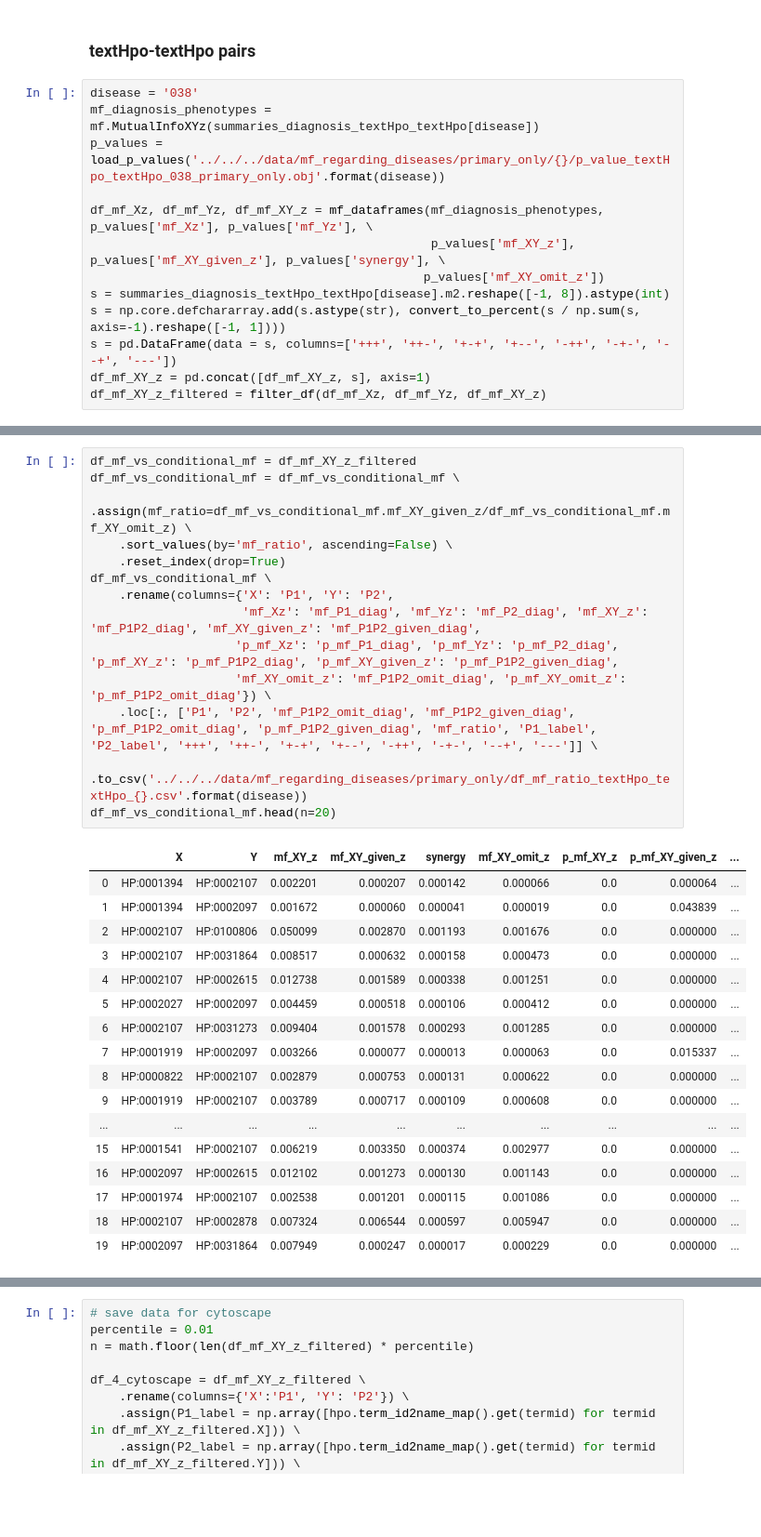
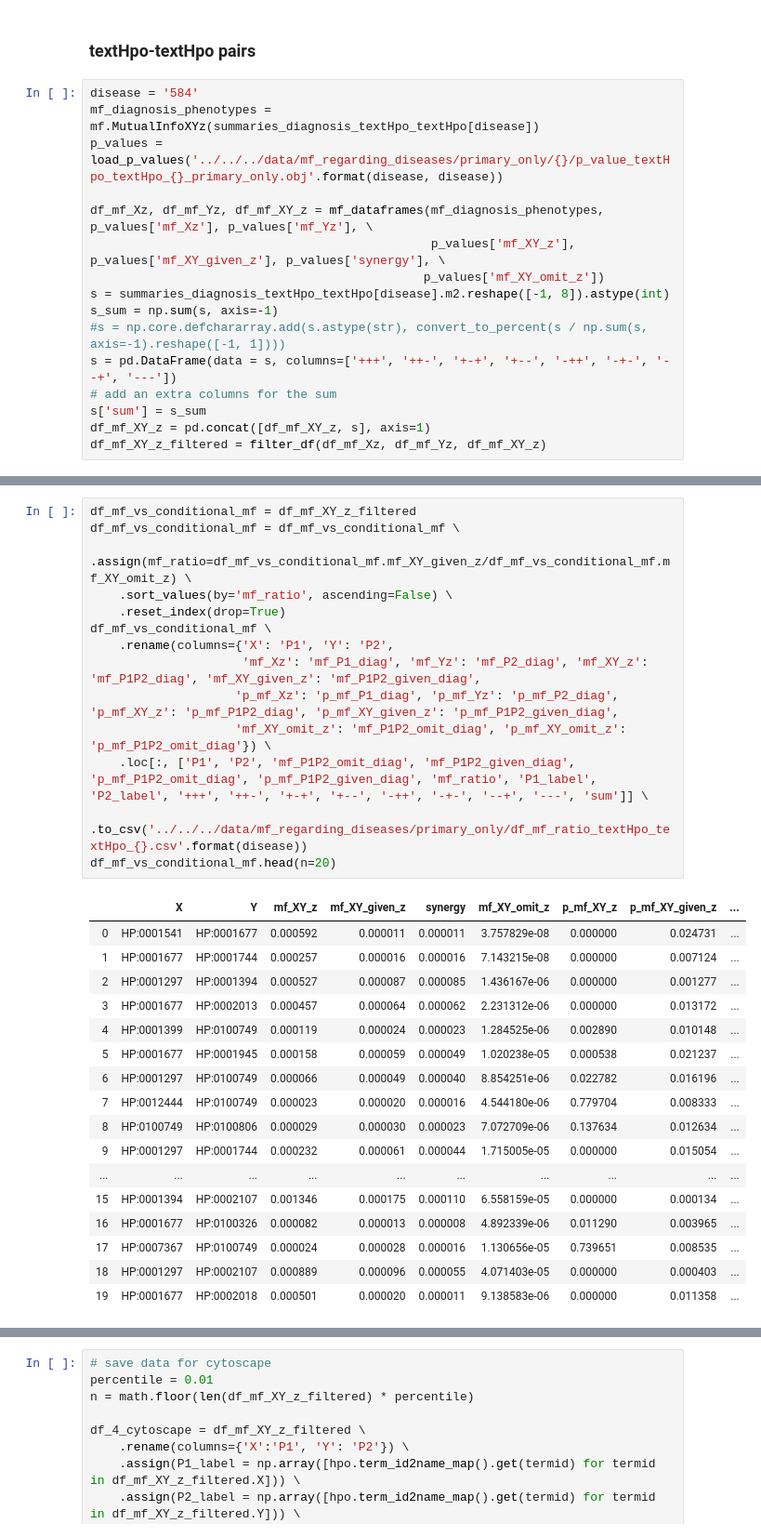
Before and after one commit to TheJacksonLaboratory/MIMIC_HPO, a Jupyter notebook: src/main/notebooks/interpretation.ipynb, the cells around one changed output, grey strips where cells are left out. Shown at 93% size. Cells and saved outputs as stored; diff of their text form; blank space fills up the shorter version.

```diff
--- a/src/main/notebooks/interpretation.ipynb
+++ b/src/main/notebooks/interpretation.ipynb
@@ -475,16 +468,19 @@ nodes.to_csv('../../../data/mf_regarding_diseases/primary_only/cytoscape/nodes_l
 # %% [markdown]
 ### textHpo-textHpo pairs
 # %%
-disease = '038'
+disease = '584'
 mf_diagnosis_phenotypes = mf.MutualInfoXYz(summaries_diagnosis_textHpo_textHpo[disease])
-p_values = load_p_values('../../../data/mf_regarding_diseases/primary_only/{}/p_value_textHpo_textHpo_038_primary_only.obj'.format(disease))
+p_values = load_p_values('../../../data/mf_regarding_diseases/primary_only/{}/p_value_textHpo_textHpo_{}_primary_only.obj'.format(disease, disease))
 
 df_mf_Xz, df_mf_Yz, df_mf_XY_z = mf_dataframes(mf_diagnosis_phenotypes, p_values['mf_Xz'], p_values['mf_Yz'], \
                                                p_values['mf_XY_z'], p_values['mf_XY_given_z'], p_values['synergy'], \
                                               p_values['mf_XY_omit_z'])
 s = summaries_diagnosis_textHpo_textHpo[disease].m2.reshape([-1, 8]).astype(int)
-s = np.core.defchararray.add(s.astype(str), convert_to_percent(s / np.sum(s, axis=-1).reshape([-1, 1])))
+s_sum = np.sum(s, axis=-1)
+#s = np.core.defchararray.add(s.astype(str), convert_to_percent(s / np.sum(s, axis=-1).reshape([-1, 1])))
 s = pd.DataFrame(data = s, columns=['+++', '++-', '+-+', '+--', '-++', '-+-', '--+', '---'])
+# add an extra columns for the sum
+s['sum'] = s_sum
 df_mf_XY_z = pd.concat([df_mf_XY_z, s], axis=1)
 df_mf_XY_z_filtered = filter_df(df_mf_Xz, df_mf_Yz, df_mf_XY_z)
 # %%
@@ -549,32 +546,32 @@ df_mf_vs_conditional_mf.head()
 # %%
 df_mf_vs_conditional_mf = df_mf_XY_z_filtered
 df_mf_vs_conditional_mf = df_mf_vs_conditional_mf \
     .assign(mf_ratio=df_mf_vs_conditional_mf.mf_XY_given_z/df_mf_vs_conditional_mf.mf_XY_omit_z) \
     .sort_values(by='mf_ratio', ascending=False) \
     .reset_index(drop=True)
 df_mf_vs_conditional_mf \
     .rename(columns={'X': 'P1', 'Y': 'P2',
                      'mf_Xz': 'mf_P1_diag', 'mf_Yz': 'mf_P2_diag', 'mf_XY_z': 'mf_P1P2_diag', 'mf_XY_given_z': 'mf_P1P2_given_diag',
                     'p_mf_Xz': 'p_mf_P1_diag', 'p_mf_Yz': 'p_mf_P2_diag', 'p_mf_XY_z': 'p_mf_P1P2_diag', 'p_mf_XY_given_z': 'p_mf_P1P2_given_diag',
                     'mf_XY_omit_z': 'mf_P1P2_omit_diag', 'p_mf_XY_omit_z': 'p_mf_P1P2_omit_diag'}) \
-    .loc[:, ['P1', 'P2', 'mf_P1P2_omit_diag', 'mf_P1P2_given_diag', 'p_mf_P1P2_omit_diag', 'p_mf_P1P2_given_diag', 'mf_ratio', 'P1_label', 'P2_label', '+++', '++-', '+-+', '+--', '-++', '-+-', '--+', '---']] \
+    .loc[:, ['P1', 'P2', 'mf_P1P2_omit_diag', 'mf_P1P2_given_diag', 'p_mf_P1P2_omit_diag', 'p_mf_P1P2_given_diag', 'mf_ratio', 'P1_label', 'P2_label', '+++', '++-', '+-+', '+--', '-++', '-+-', '--+', '---', 'sum']] \
     .to_csv('../../../data/mf_regarding_diseases/primary_only/df_mf_ratio_textHpo_textHpo_{}.csv'.format(disease))
 df_mf_vs_conditional_mf.head(n=20)
 # %% [output]
 |  | X | Y | mf_XY_z | mf_XY_given_z | synergy | mf_XY_omit_z | p_mf_XY_z | p_mf_XY_given_z | ... |
-| 0 | HP:0001394 | HP:0002107 | 0.002201 | 0.000207 | 0.000142 | 0.000066 | 0.0 | 0.000064 | ... |
-| 1 | HP:0001394 | HP:0002097 | 0.001672 | 0.000060 | 0.000041 | 0.000019 | 0.0 | 0.043839 | ... |
-| 2 | HP:0002107 | HP:0100806 | 0.050099 | 0.002870 | 0.001193 | 0.001676 | 0.0 | 0.000000 | ... |
-| 3 | HP:0002107 | HP:0031864 | 0.008517 | 0.000632 | 0.000158 | 0.000473 | 0.0 | 0.000000 | ... |
-| 4 | HP:0002107 | HP:0002615 | 0.012738 | 0.001589 | 0.000338 | 0.001251 | 0.0 | 0.000000 | ... |
-| 5 | HP:0002027 | HP:0002097 | 0.004459 | 0.000518 | 0.000106 | 0.000412 | 0.0 | 0.000000 | ... |
-| 6 | HP:0002107 | HP:0031273 | 0.009404 | 0.001578 | 0.000293 | 0.001285 | 0.0 | 0.000000 | ... |
-| 7 | HP:0001919 | HP:0002097 | 0.003266 | 0.000077 | 0.000013 | 0.000063 | 0.0 | 0.015337 | ... |
-| 8 | HP:0000822 | HP:0002107 | 0.002879 | 0.000753 | 0.000131 | 0.000622 | 0.0 | 0.000000 | ... |
-| 9 | HP:0001919 | HP:0002107 | 0.003789 | 0.000717 | 0.000109 | 0.000608 | 0.0 | 0.000000 | ... |
+| 0 | HP:0001541 | HP:0001677 | 0.000592 | 0.000011 | 0.000011 | 3.757829e-08 | 0.000000 | 0.024731 | ... |
+| 1 | HP:0001677 | HP:0001744 | 0.000257 | 0.000016 | 0.000016 | 7.143215e-08 | 0.000000 | 0.007124 | ... |
+| 2 | HP:0001297 | HP:0001394 | 0.000527 | 0.000087 | 0.000085 | 1.436167e-06 | 0.000000 | 0.001277 | ... |
+| 3 | HP:0001677 | HP:0002013 | 0.000457 | 0.000064 | 0.000062 | 2.231312e-06 | 0.000000 | 0.013172 | ... |
+| 4 | HP:0001399 | HP:0100749 | 0.000119 | 0.000024 | 0.000023 | 1.284525e-06 | 0.002890 | 0.010148 | ... |
+| 5 | HP:0001677 | HP:0001945 | 0.000158 | 0.000059 | 0.000049 | 1.020238e-05 | 0.000538 | 0.021237 | ... |
+| 6 | HP:0001297 | HP:0100749 | 0.000066 | 0.000049 | 0.000040 | 8.854251e-06 | 0.022782 | 0.016196 | ... |
+| 7 | HP:0012444 | HP:0100749 | 0.000023 | 0.000020 | 0.000016 | 4.544180e-06 | 0.779704 | 0.008333 | ... |
+| 8 | HP:0100749 | HP:0100806 | 0.000029 | 0.000030 | 0.000023 | 7.072709e-06 | 0.137634 | 0.012634 | ... |
+| 9 | HP:0001297 | HP:0001744 | 0.000232 | 0.000061 | 0.000044 | 1.715005e-05 | 0.000000 | 0.015054 | ... |
 | ... | ... | ... | ... | ... | ... | ... | ... | ... | ... |
-| 15 | HP:0001541 | HP:0002107 | 0.006219 | 0.003350 | 0.000374 | 0.002977 | 0.0 | 0.000000 | ... |
-| 16 | HP:0002097 | HP:0002615 | 0.012102 | 0.001273 | 0.000130 | 0.001143 | 0.0 | 0.000000 | ... |
-| 17 | HP:0001974 | HP:0002107 | 0.002538 | 0.001201 | 0.000115 | 0.001086 | 0.0 | 0.000000 | ... |
-| 18 | HP:0002107 | HP:0002878 | 0.007324 | 0.006544 | 0.000597 | 0.005947 | 0.0 | 0.000000 | ... |
-| 19 | HP:0002097 | HP:0031864 | 0.007949 | 0.000247 | 0.000017 | 0.000229 | 0.0 | 0.000000 | ... |
+| 15 | HP:0001394 | HP:0002107 | 0.001346 | 0.000175 | 0.000110 | 6.558159e-05 | 0.000000 | 0.000134 | ... |
+| 16 | HP:0001677 | HP:0100326 | 0.000082 | 0.000013 | 0.000008 | 4.892339e-06 | 0.011290 | 0.003965 | ... |
+| 17 | HP:0007367 | HP:0100749 | 0.000024 | 0.000028 | 0.000016 | 1.130656e-05 | 0.739651 | 0.008535 | ... |
+| 18 | HP:0001297 | HP:0002107 | 0.000889 | 0.000096 | 0.000055 | 4.071403e-05 | 0.000000 | 0.000403 | ... |
+| 19 | HP:0001677 | HP:0002018 | 0.000501 | 0.000020 | 0.000011 | 9.138583e-06 | 0.000000 | 0.011358 | ... |
```
Also changed, not shown: parts of 18 cells of this notebook, 5 other files.
